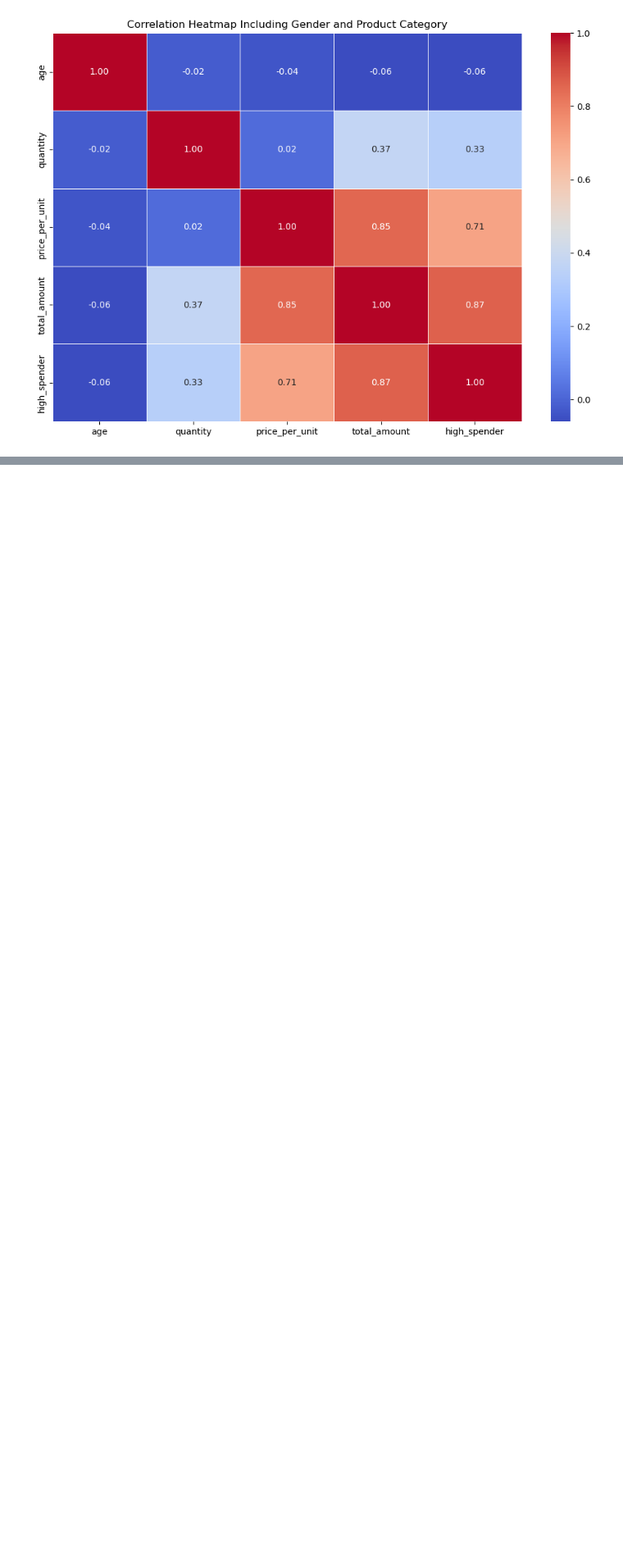
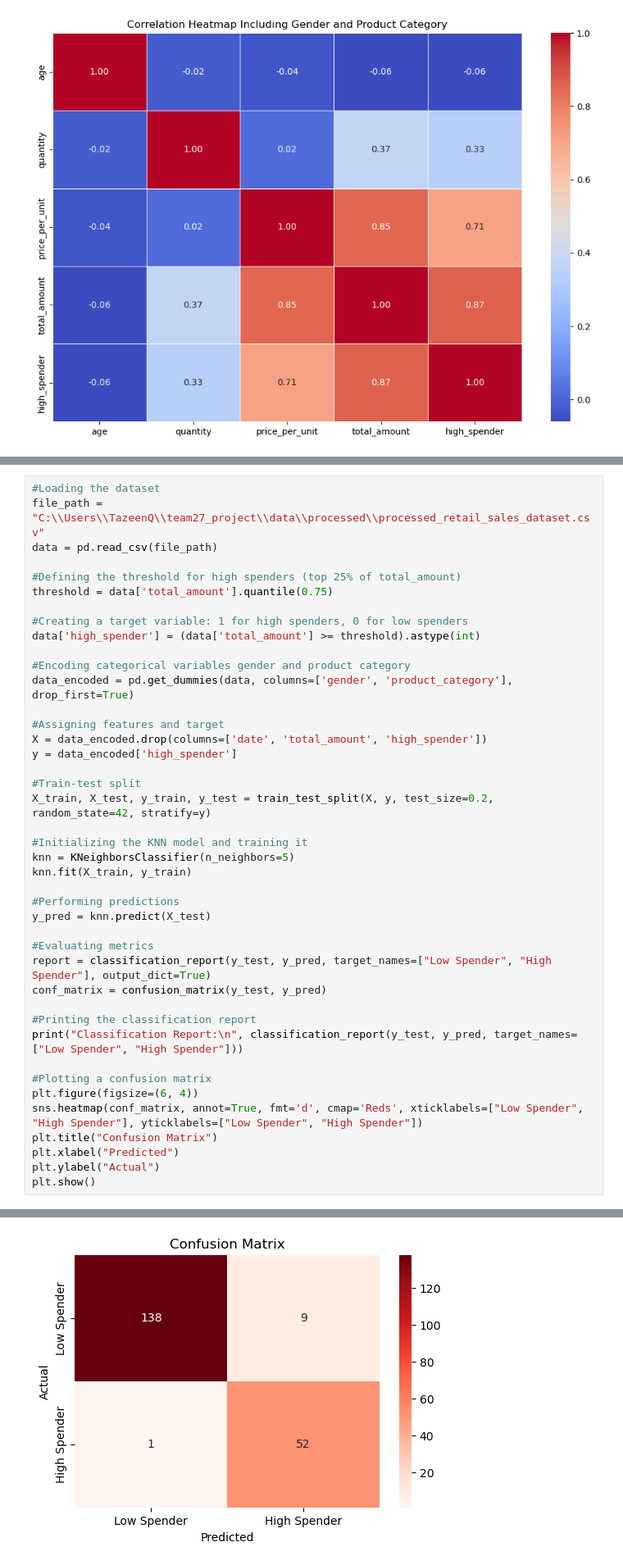
Before and after one commit to tazeenq/team27_project, a Jupyter notebook: src/project_code.ipynb, the cells around one changed output, grey strips where cells are left out. Shown at 82% size. Cells and saved outputs as stored; diff of their text form; blank space fills up the shorter version.

Commit message:
update project code

```diff
--- a/src/project_code.ipynb
+++ b/src/project_code.ipynb
@@ -296,0 +337,43 @@ plt.show()
+# %%
+#Loading the dataset
+file_path = "C:\\Users\\TazeenQ\\team27_project\\data\\processed\\processed_retail_sales_dataset.csv"
+data = pd.read_csv(file_path)
+
+#Defining the threshold for high spenders (top 25% of total_amount)
+threshold = data['total_amount'].quantile(0.75)
+
+#Creating a target variable: 1 for high spenders, 0 for low spenders
+data['high_spender'] = (data['total_amount'] >= threshold).astype(int)
+
+#Encoding categorical variables gender and product category
+data_encoded = pd.get_dummies(data, columns=['gender', 'product_category'], drop_first=True)
+
+#Assigning features and target
+X = data_encoded.drop(columns=['date', 'total_amount', 'high_spender'])
+y = data_encoded['high_spender']
+
+#Train-test split
+X_train, X_test, y_train, y_test = train_test_split(X, y, test_size=0.2, random_state=42, stratify=y)
+
+#Initializing the KNN model and training it
+knn = KNeighborsClassifier(n_neighbors=5)
+knn.fit(X_train, y_train)
+
+#Performing predictions
+y_pred = knn.predict(X_test)
+
+#Evaluating metrics
+report = classification_report(y_test, y_pred, target_names=["Low Spender", "High Spender"], output_dict=True)
+conf_matrix = confusion_matrix(y_test, y_pred)
+
+#Printing the classification report
+print("Classification Report:\n", classification_report(y_test, y_pred, target_names=["Low Spender", "High Spender"]))
+
+#Plotting a confusion matrix
+plt.figure(figsize=(6, 4))
+sns.heatmap(conf_matrix, annot=True, fmt='d', cmap='Reds', xticklabels=["Low Spender", "High Spender"], yticklabels=["Low Spender", "High Spender"])
+plt.title("Confusion Matrix")
+plt.xlabel("Predicted")
+plt.ylabel("Actual")
+plt.show()
+# %% [output]
@@ -296,0 +389 @@ plt.show()
+[figure, added]
```
Also changed, not shown: parts of 12 cells of this notebook.
